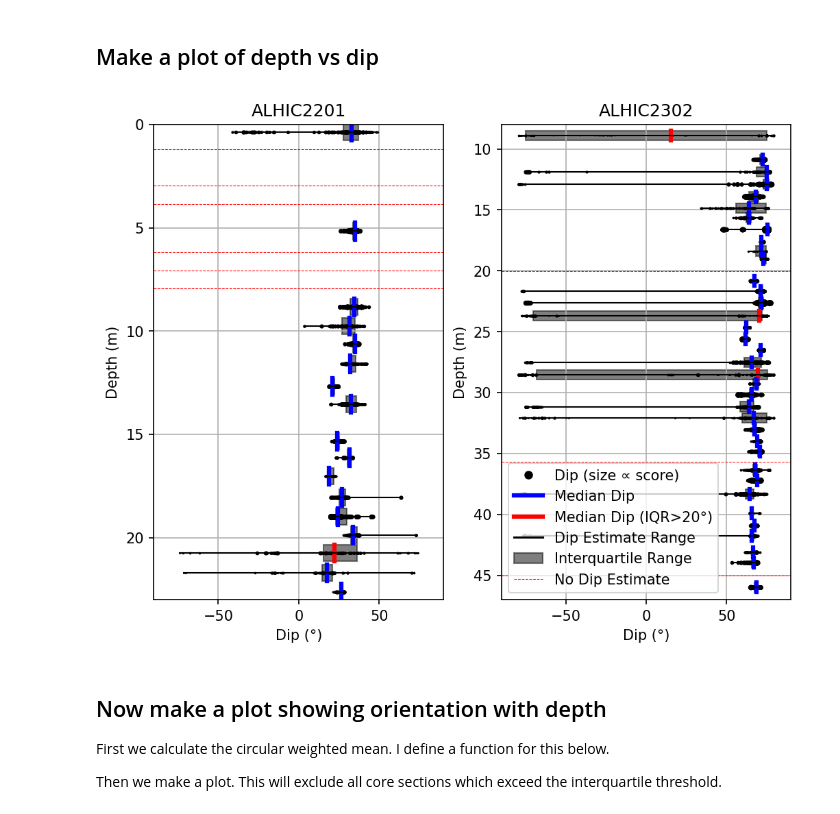
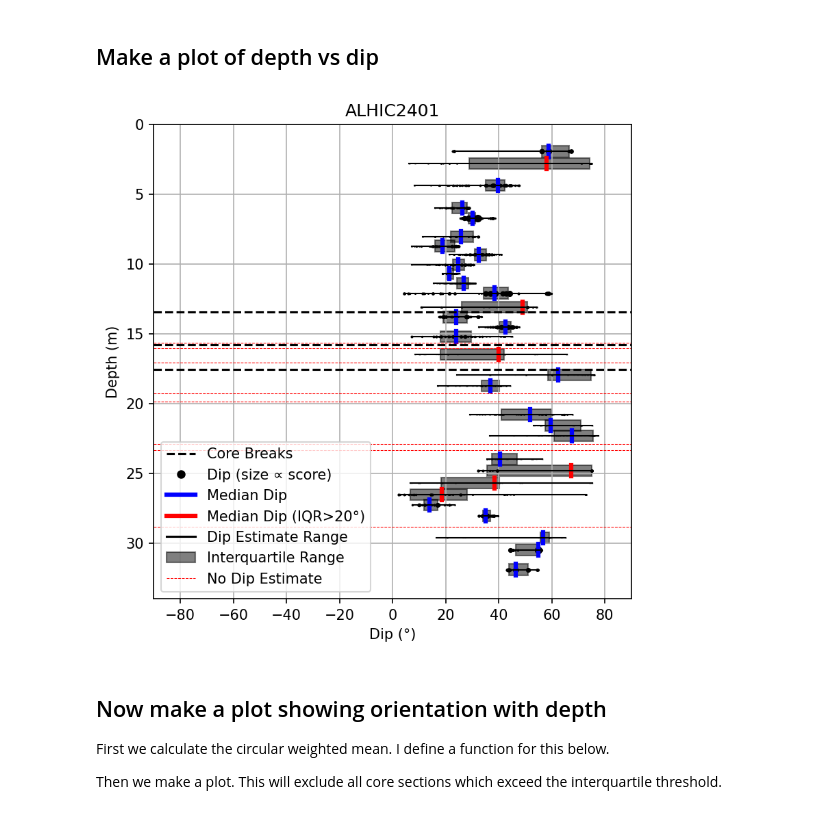
Before and after one commit to liamkirkpatrick/ECM-datascripts, a Jupyter notebook: python_scripts/cul-de-sac/orientation_plots_2401.ipynb, the cells around one changed output. Cells and saved outputs as stored; diff of their text form; code cells hidden in the pictures.

Commit message:
working version of ALHIC2401 full true dip evaluation, along with minor changes to plotting/files/angles to suppor this work

```diff
--- a/python_scripts/cul-de-sac/orientation_plots_2401.ipynb
+++ b/python_scripts/cul-de-sac/orientation_plots_2401.ipynb
@@ -36,3 +30,5 @@ alhic2201 = pd.read_pickle(path_to_angles+'alhic2201_angles.df')
+# %%
+alhic2401 = pd.read_pickle(path_to_angles+'alhic2401_angles.df')
 # %% [markdown]
 ## Adjust Aparent Dip for geometry
 
@@ -190,3 +173,5 @@ alhic2201 = calc_dip(alhic2201,'r')
+# %%
+alhic2401 = calc_dip(alhic2401,'w2')  # assuming ALHIC2401 has similar geometry to ALHIC2302
 # %% [markdown]
 ## Define function to get weighted percentile
 # %%
@@ -296,10 +281,11 @@ alhic2302 = rotate_dip_direction(alhic2302)
 # %%
-# Now we have to set dip direction to be angles from the orientation line. We're already set for alhic2302, but we need to subtract 90 degrees for alhic2302.
+# Now we have to set dip direction to be angles from the orientation line.
+# Assuming ALHIC2401 has similar geometry to ALHIC2302, we'll subtract 90 degrees from dip direction.
 # We accomplish this by adding 270 and taking the modulo 360.
 
-#subtract 90 degrees from dip direction in alhic2302
-for index,row in alhic2302.iterrows():
- alhic2302.at[index,'AC-dip-direction'] = list(map(lambda x: (x + 270)%360, row['AC-dip-direction']))
+#subtract 90 degrees from dip direction in alhic2401
+for index,row in alhic2401.iterrows():
+ alhic2401.at[index,'AC-dip-direction'] = list(map(lambda x: (x + 270)%360, row['AC-dip-direction']))
 # %% [markdown]
 ## Report Results
 # %%
@@ -369,67 +339,81 @@ def plotstats(d,q,axs,mindip,maxdip):
 
     # centerile
     axs.plot([mindip,maxdip],[d,d],'k',linewidth=linewidth)
+# %%
+# set threshold to ignore
+threshold = 20
+
+# define core breaks for ALHIC2401
+# Replace these values with the actual core break depths for ALHIC2401
+alhic2401_breaks = [13.44,15.81,17.55]  # Example values, replace with actual values
 # %%
 # make figure
-fig, ax = plt.subplots(1,2,figsize=(8,6),dpi=150)
+fig, ax = plt.subplots(1,1,figsize=(6,6),dpi=150)
 
 # axis labels
-for a in ax:
-    a.set_ylabel('Depth (m)')
-    a.set_xlabel('Dip (°)')
-    a.set_xlim(-90,90)
-    a.grid(True)
-ax[0].set_title('ALHIC2201')
-ax[1].set_title('ALHIC2302')
-ax[0].invert_yaxis()
-ax[1].invert_yaxis()
-ax[0].set_ylim(23,0)
-ax[1].set_ylim(47,8)
+ax.set_ylabel('Depth (m)')
+ax.set_xlabel('Dip (°)')
+ax.set_xlim(-90,90)
+ax.grid(True)
+ax.set_title('ALHIC2401')
+ax.invert_yaxis()
+# Set y-axis limits based on your data
+# Adjust as needed based on the depth range of ALHIC2401
+ax.set_ylim(34,0)  # Adjust this based on your data
 
 def plot_dip(df,ax):
     for index,row in df.iterrows():
 
          # pull out values for this section
         d = row['depth']
         dip = np.array(row['AC-dip'])
         scores = np.array(row['AC-dip-score'])
         dip_percentile = row['dip_percentiles']
 
         # check if row dip is nan
         if np.isnan(dip).all():
             ax.plot([-90,90],[d,d],'r--',linewidth=0.5)
         else:
 
             # check if median dip is negative. If it is, flip for plotting purposes
             if dip_percentile[2] < 0:
                 dip_percentile = [i*-1 for i in dip_percentile]
                 dip = [i*-1 for i in dip]
                 #print("flipping dip on section "+row['section'])
 
             # plot dip (individual points)
             for i in range(len(dip)):
-                ax.plot(dip[i],d,'k.',markersize=scores[i]*10)
+                ax.plot(dip[i],d,'k.',markersize=scores[i]*10/300)
 
             # plot dip statistics
             plotstats(d,dip_percentile,ax,min(dip),max(dip))
 
-# plot alhic2201 and alhic2302
-plot_dip(alhic2201,ax[0])
-plot_dip(alhic2302,ax[1])
+# plot alhic2401
+plot_dip(alhic2401,ax)
 
-# add legend (to left subplot only)
-ax[1].plot([],[],'k.',markersize=10,label='Dip (size ∝ score)')
-ax[1].plot([],[],'b',linewidth=3,label='Median Dip')
-ax[1].plot([],[],'r',linewidth=3,label='Median Dip (IQR>20°)')
-ax[1].plot([],[],'k-',label='Dip Estimate Range')
-ax[1].add_patch(Rectangle((0,0),0,0,facecolor='k',edgecolor='k',alpha=0.5,label='Interquartile Range'))
-ax[1].plot([],[],'r--',linewidth=0.5,label='No Dip Estimate')
-ax[1].legend(loc='lower left')
+# plot core breaks
+label = True
+for b in alhic2401_breaks:
+    if label:
+        ax.plot([-90, 90], [b, b], 'k--', label='Core Breaks')
+        label = False
+    else:
+        ax.plot([-90, 90], [b, b], 'k--')
+
+
+# add legend
+ax.plot([],[],'k.',markersize=10,label='Dip (size ∝ score)')
+ax.plot([],[],'b',linewidth=3,label='Median Dip')
+ax.plot([],[],'r',linewidth=3,label='Median Dip (IQR>20°)')
+ax.plot([],[],'k-',label='Dip Estimate Range')
+ax.add_patch(Rectangle((0,0),0,0,facecolor='k',edgecolor='k',alpha=0.5,label='Interquartile Range'))
+ax.plot([],[],'r--',linewidth=0.5,label='No Dip Estimate')
+ax.legend(loc='lower left')
 
 # save figure
-plt.savefig(path_to_figures+'/dip_estimates.png')
+plt.savefig(path_to_figures+'/dip_estimates_2401.png')
 # %% [output]
-[figure, old version]
+[figure, new version]
 # %% [markdown]
 ## Now make a plot showing orientation with depth
 
```
Also changed, not shown: parts of 23 cells of this notebook, 9 other files.
